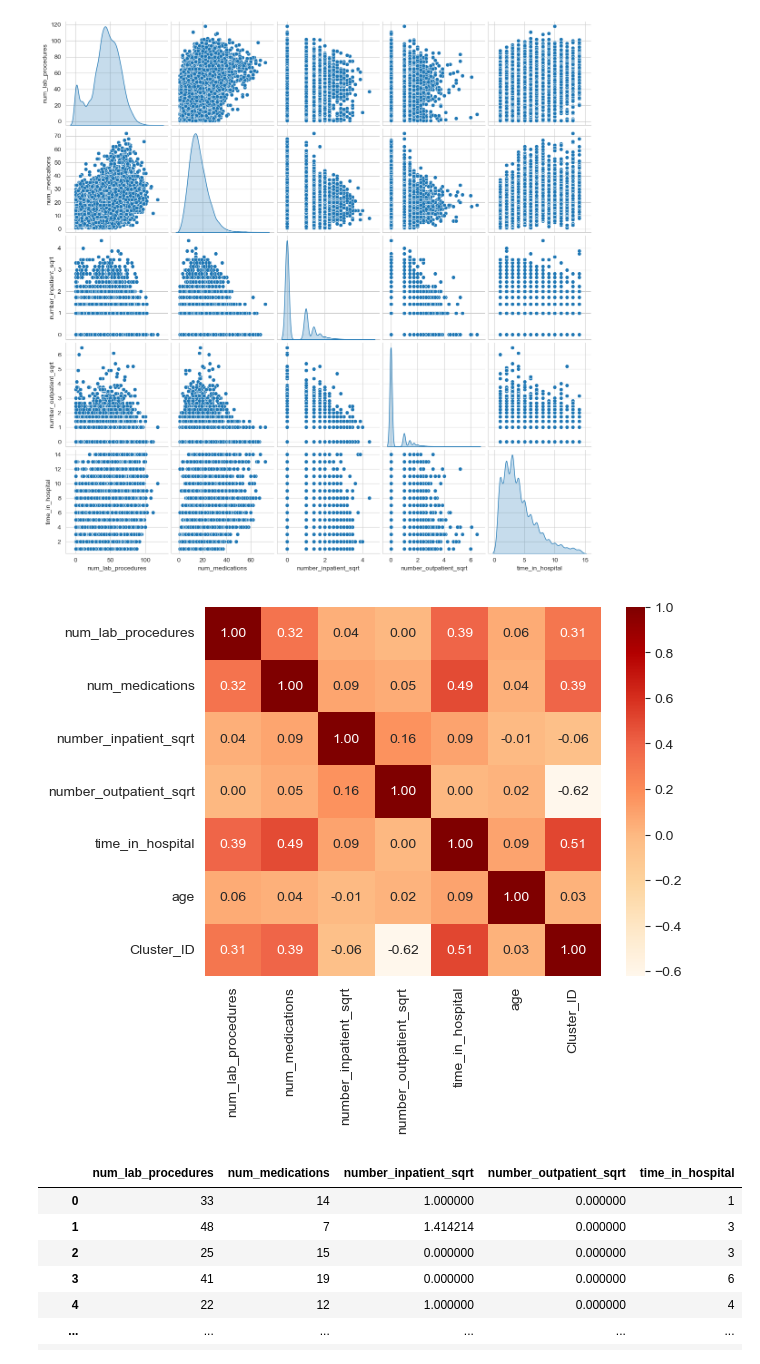
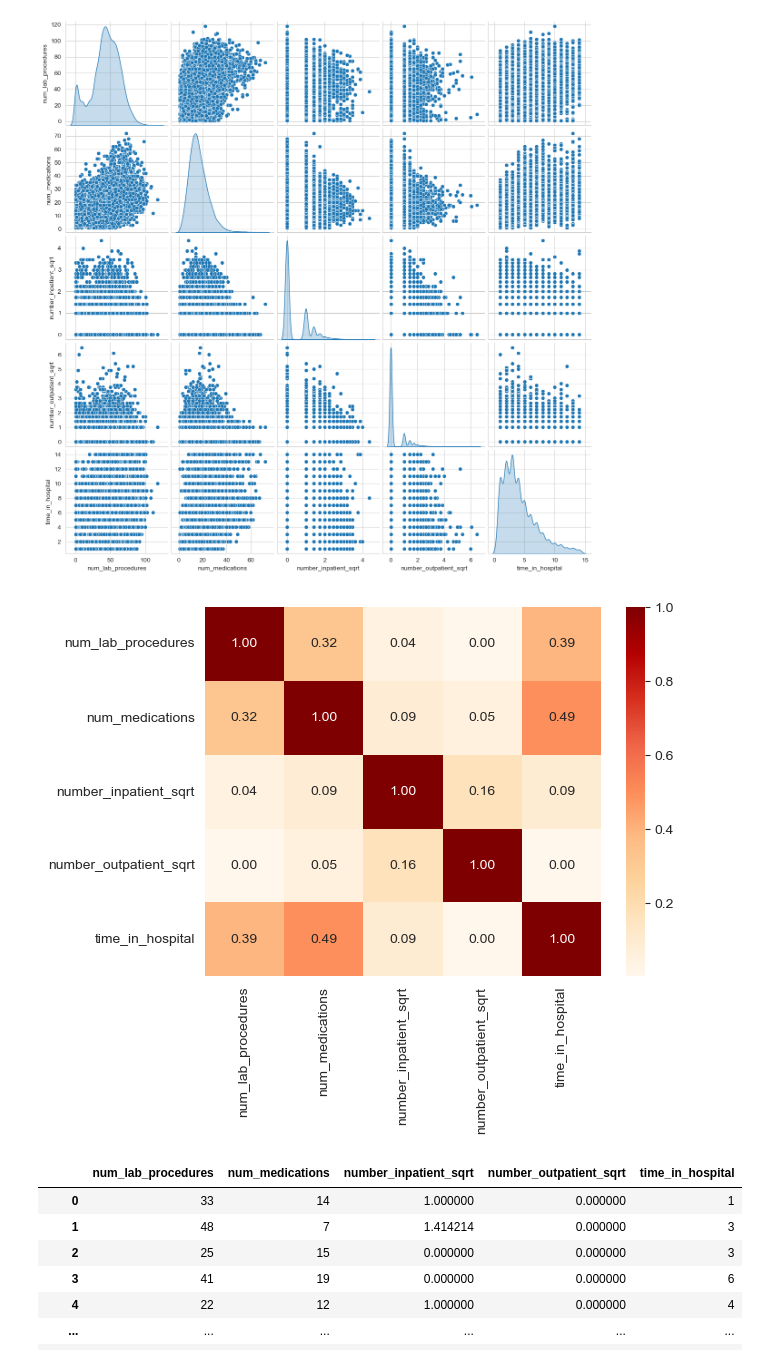
Before and after one commit to johnmarquess/IFN509, a Jupyter notebook: Assignment 2/clustering.ipynb, the cells around one changed output. Cells and saved outputs as stored; diff of their text form; code cells hidden in the pictures.

```diff
--- a/Assignment 2/clustering.ipynb
+++ b/Assignment 2/clustering.ipynb
@@ -98,11 +98,11 @@ d2_kmeans = d2_cluster[
     ['num_lab_procedures', 'num_medications', 'number_inpatient_sqrt', 'number_outpatient_sqrt', 'time_in_hospital']]
 # %%
 # plot a correlation matrix for d2_cluster
-corr = d2_age_cluster.corr()
+corr = d2_kmeans.corr()
 sns.heatmap(corr, annot=True, fmt='.2f', cmap='OrRd')
 plt.show()
 # %% [output]
-[figure, old version]
+[figure, new version]
 # %%
 from sklearn.cluster import KMeans
 # %%
```
Also changed, not shown: 8 other files.
